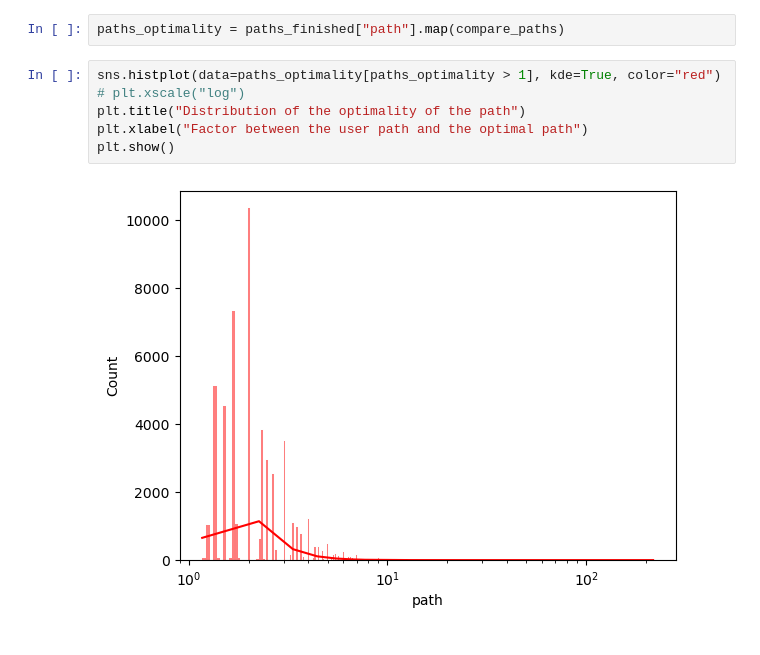
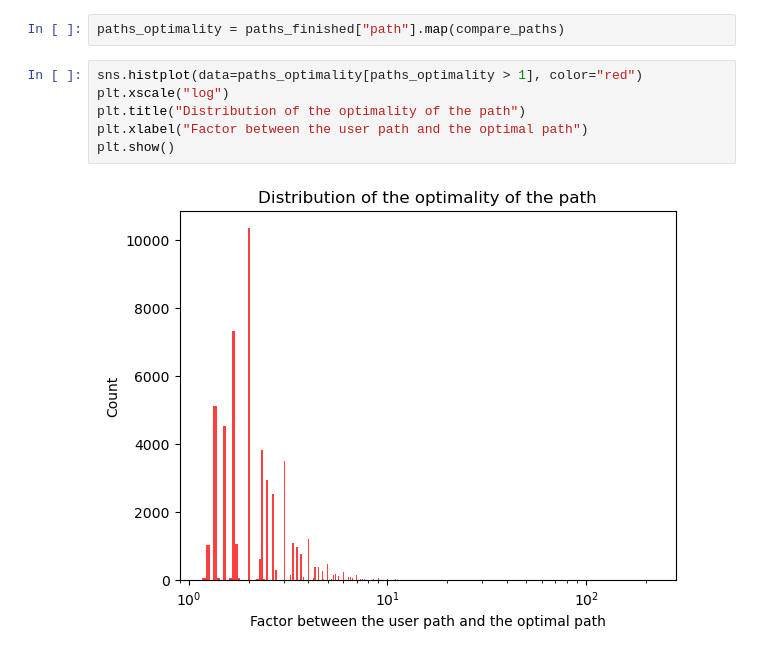
Before and after one commit to epfl-ada/ada-2023-project-adamants, a Jupyter notebook: wikipedia_graph_viz.ipynb, the cells around one changed output. Cells and saved outputs as stored; diff of their text form.

Commit message:
Updated plots

```diff
--- a/wikipedia_graph_viz.ipynb
+++ b/wikipedia_graph_viz.ipynb
@@ -598,10 +580,10 @@ def compare_paths(user_path):
 # %%
 paths_optimality = paths_finished["path"].map(compare_paths)
 # %%
-sns.histplot(data=paths_optimality[paths_optimality > 1], kde=True, color="red")
-# plt.xscale("log")
+sns.histplot(data=paths_optimality[paths_optimality > 1], color="red")
+plt.xscale("log")
 plt.title("Distribution of the optimality of the path")
 plt.xlabel("Factor between the user path and the optimal path")
 plt.show()
 # %% [output]
-[figure, old version]
+[figure, new version]
```
Also changed, not shown: parts of 1 cell of this notebook.
